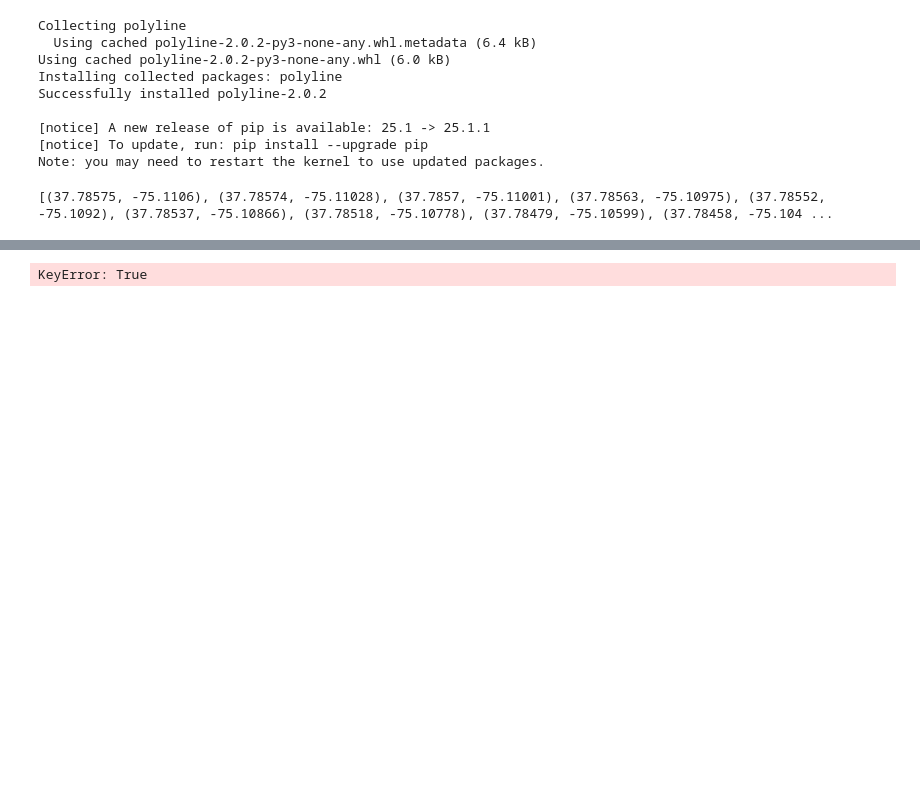
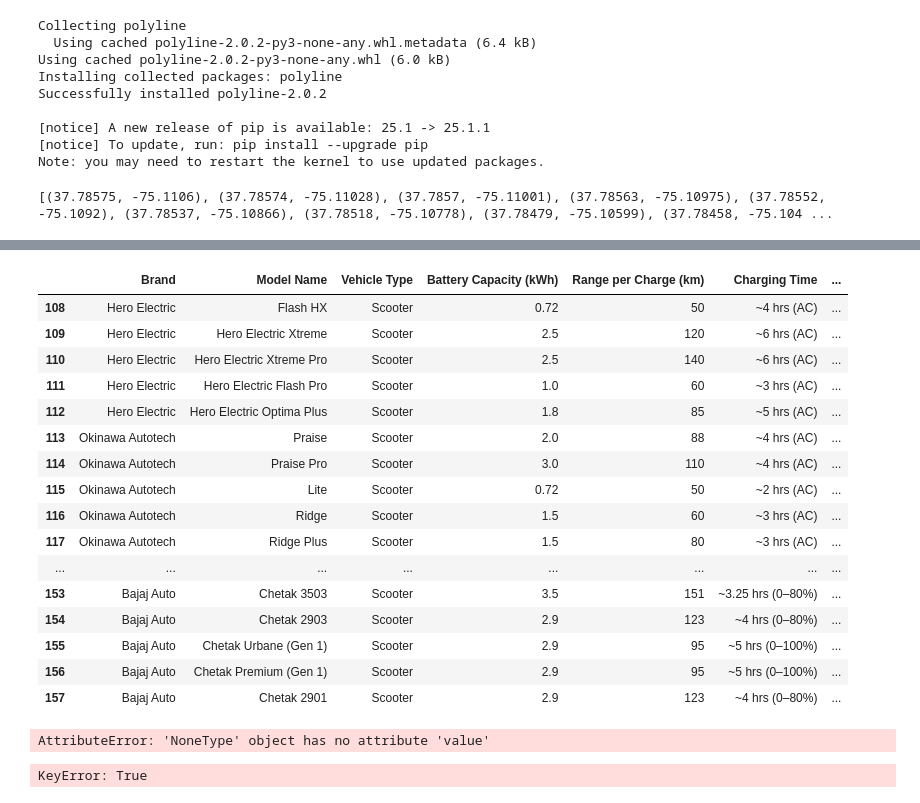
Before and after one commit to hacrjit/ev_backend, a Jupyter notebook: ev_backend/test.ipynb, the cells around one changed output, grey strips where cells are left out. Cells and saved outputs as stored; diff of their text form; code cells hidden in the pictures; blank space fills up the shorter version.

```diff
--- a/ev_backend/test.ipynb
+++ b/ev_backend/test.ipynb
@@ -83,0 +450,20 @@ print(coords)
+# %%
+combined_df.tail(50)
+# %% [output]
+|  | Brand | Model Name | Vehicle Type | Battery Capacity (kWh) | Range per Charge (km) | Charging Time | ... |
+| 108 | Hero Electric | Flash HX | Scooter | 0.72 | 50 | ~4 hrs (AC) | ... |
+| 109 | Hero Electric | Hero Electric Xtreme | Scooter | 2.5 | 120 | ~6 hrs (AC) | ... |
+| 110 | Hero Electric | Hero Electric Xtreme Pro | Scooter | 2.5 | 140 | ~6 hrs (AC) | ... |
+| 111 | Hero Electric | Hero Electric Flash Pro | Scooter | 1.0 | 60 | ~3 hrs (AC) | ... |
+| 112 | Hero Electric | Hero Electric Optima Plus | Scooter | 1.8 | 85 | ~5 hrs (AC) | ... |
+| 113 | Okinawa Autotech | Praise | Scooter | 2.0 | 88 | ~4 hrs (AC) | ... |
+| 114 | Okinawa Autotech | Praise Pro | Scooter | 3.0 | 110 | ~4 hrs (AC) | ... |
+| 115 | Okinawa Autotech | Lite | Scooter | 0.72 | 50 | ~2 hrs (AC) | ... |
+| 116 | Okinawa Autotech | Ridge | Scooter | 1.5 | 60 | ~3 hrs (AC) | ... |
+| 117 | Okinawa Autotech | Ridge Plus | Scooter | 1.5 | 80 | ~3 hrs (AC) | ... |
+| ... | ... | ... | ... | ... | ... | ... | ... |
+| 153 | Bajaj Auto | Chetak 3503 | Scooter | 3.5 | 151 | ~3.25 hrs (0–80%) | ... |
+| 154 | Bajaj Auto | Chetak 2903 | Scooter | 2.9 | 123 | ~4 hrs (0–80%) | ... |
+| 155 | Bajaj Auto | Chetak Urbane (Gen 1) | Scooter | 2.9 | 95 | ~5 hrs (0–100%) | ... |
+| 156 | Bajaj Auto | Chetak Premium (Gen 1) | Scooter | 2.9 | 95 | ~5 hrs (0–100%) | ... |
+| 157 | Bajaj Auto | Chetak 2901 | Scooter | 2.9 | 123 | ~4 hrs (0–80%) | ... |
@@ -84,3 +541,7 @@ print(coords)
+# %%
+pop_list(ll)
+# %% [output]
+AttributeError: 'NoneType' object has no attribute 'value'
 # %%
 df[len(df['pin_code'])>9]
 # %% [output]
```
Also changed, not shown: parts of 17 cells of this notebook, 14 other files.
